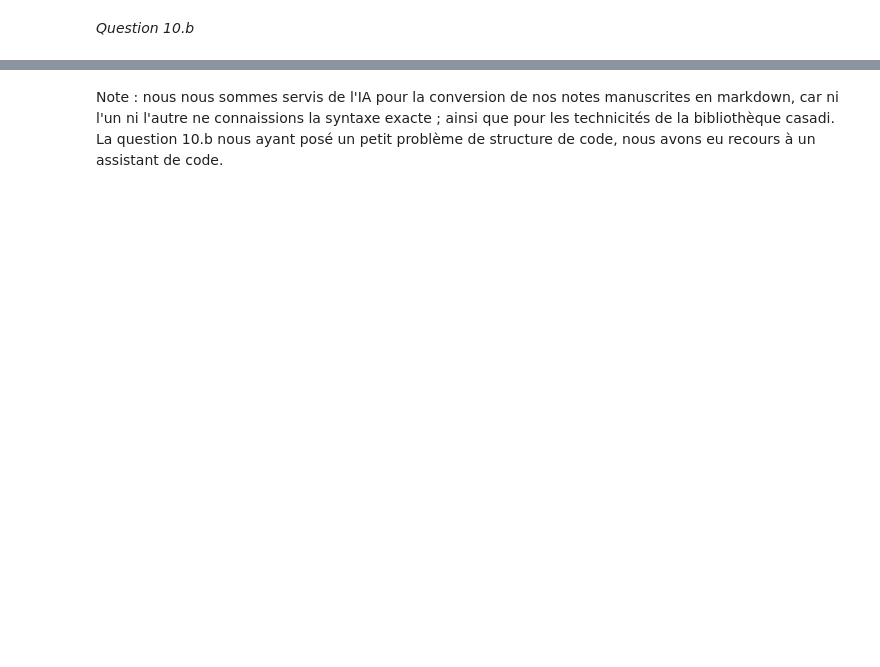
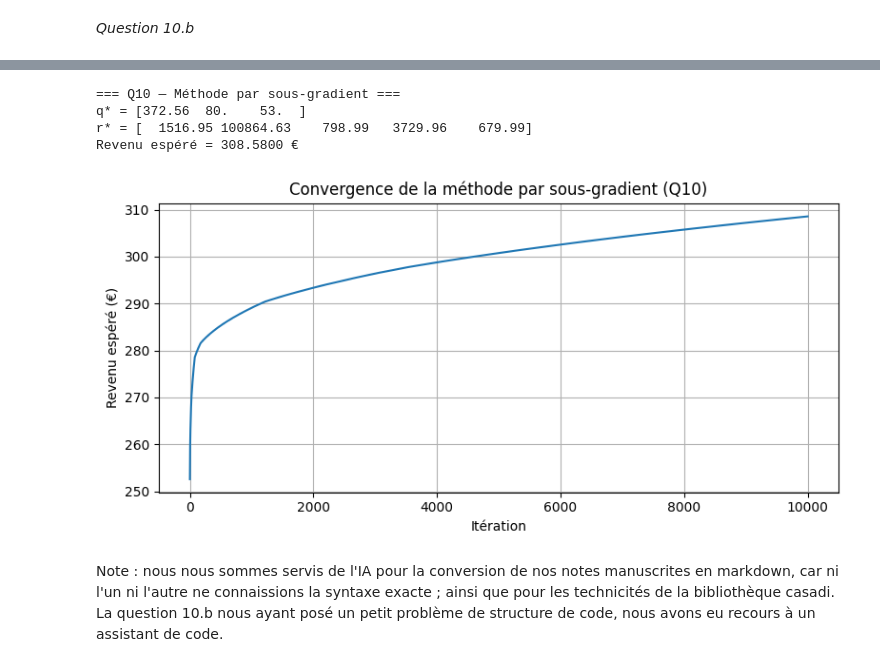
Before and after one commit to AnnaBergSan/projet_optimisation, a Jupyter notebook: opti.ipynb, the cells around one changed output, grey strips where cells are left out. Drawn from its saved outputs; the diff is of its cells as text; code cells hidden in the pictures; blank space fills up the shorter version.

```diff
--- a/opti.ipynb
+++ b/opti.ipynb
@@ -563,2 +431,65 @@ Revenu espéré = 270.9087 €
+# %%
+import numpy as np
+import matplotlib.pyplot as plt
+
+
+c_vec = 1e-3 * np.array([30,1,1.3,4,1])
+v_vec = np.array([0.9,1.5,1.1])
+D = np.array([[400,67,33],[500,80,53],[300,60,43]], dtype=float)
+pi = np.array([0.5, 0.3, 0.2])
+A = np.array([[3.5,2,1],[250,80,25],[0,8,3],[0,40,10],[0,8.5,0]])
+
+p = 3
+
+def objectif(q):
+    rev = sum(pi[k] * v_vec @ np.minimum(q, D[k]) for k in range(3))
+    return rev - c_vec @ (A @ q)
+
+
+def sous_gradient(q):
+    grad = -A.T @ c_vec  # partie lisse
+    for k in range(3):
+        sg = np.where(q < D[k], 1.0, np.where(q > D[k], 0.0, 0.5))
+        grad += pi[k] * v_vec * sg
+    return grad
+
+pas = 1.0
+n_iter = 10000
+q = np.array([300., 50., 30.])
+best_q = q.copy()
+best_val = objectif(q)
+history = [best_val]
+
+for t in range(1, n_iter + 1):
+    sg = sous_gradient(q)
+    q = q + (pas / np.sqrt(t)) * sg
+    q = np.maximum(q, 0)
+
+    val = objectif(q)
+    if val > best_val:
+        best_val = val
+        best_q = q.copy()
+    history.append(best_val)
+
+print("=== Q10 — Méthode par sous-gradient ===")
+print(f"q* = {np.round(best_q, 2)}")
+print(f"r* = {np.round(A @ best_q, 2)}")
+print(f"Revenu espéré = {best_val:.4f} €")
+
+# graphe
+plt.figure(figsize=(8,4))
+plt.plot(history)
+plt.xlabel("Itération")
+plt.ylabel("Revenu espéré (€)")
+plt.title("Convergence de la méthode par sous-gradient (Q10)")
+plt.grid(True)
+plt.tight_layout()
+plt.show()
+# %% [output]
+=== Q10 — Méthode par sous-gradient ===
+q* = [372.56  80.    53.  ]
+r* = [  1516.95 100864.63    798.99   3729.96    679.99]
+Revenu espéré = 308.5800 €
+[figure, added]
 # %% [markdown]
 Note : nous nous sommes servis de l'IA pour la conversion de nos notes manuscrites en markdown, car ni l'un ni l'autre ne connaissions la syntaxe exacte ; ainsi que pour les technicités de la bibliothèque casadi. La question 10.b nous ayant posé un petit problème de structure de code, nous avons eu recours à un assistant de code.
```
Also changed, not shown: parts of 8 cells of this notebook.
